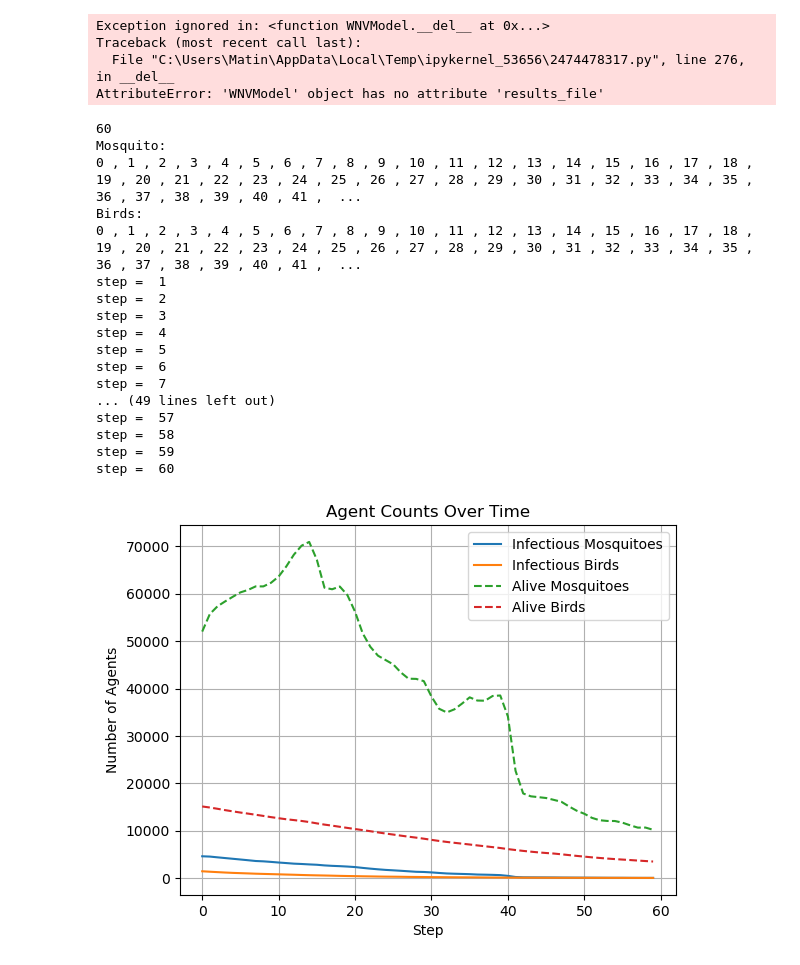
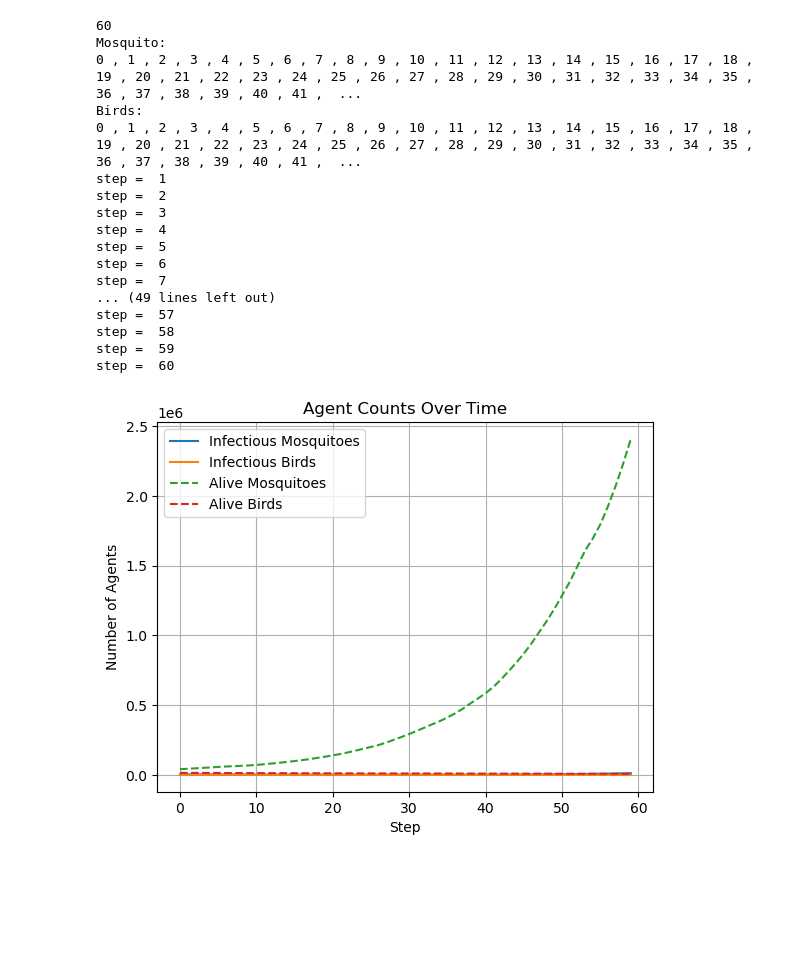
Before and after one commit to MatinMarjani/ABM-WNV, a Jupyter notebook: Test_Model_1.ipynb, the cells around one changed output. Saved outputs shown, nothing was run; the diff lists cells and outputs as text; code cells hidden in the pictures; blank space fills up the shorter version.

```diff
--- a/Test_Model_1.ipynb
+++ b/Test_Model_1.ipynb
@@ -18,18 +18,18 @@ class WNVParameters:
         self.transovarial_rate = 0.05  # Probability of vertical transmission in mosquitoes
         self.mosquito_life_span = 15  # Average lifespan of mosquitoes in days
         self.bird_life_span = 365  # Average lifespan of birds in days
-        self.initial_mosquito_count = 46904
+        self.initial_mosquito_count = 40716
         self.initial_bird_count = 15296
         self.initial_infectious_fraction = 0.1
         self.recovery_rate = 0.05  # Probability of recovery for infected birds
         self.grid_width = 921
         self.grid_height = 393
-        self.startDOY = 250
+        self.startDOY = 170
         self.simulation_steps = 60
 
     def mosquito_birth_rate(self, T, P):
         optimal_temp = 25  # Optimal temperature for Culex mosquitoes
-        optimal_precip = 70  # Optimal precipitation for mosquito breeding
+        optimal_precip = 80  # Optimal precipitation for mosquito breeding
         # Temperature factor remains the same
         temp_factor = np.exp(-0.02 * (T - optimal_temp) ** 2)  # Gaussian function for temperature
         # Ensure P doesn't go below a small positive value to avoid division by zero
@@ -43,11 +43,11 @@ class WNVParameters:
                                         np.exp(-0.0005 * (P - optimal_precip) ** 2) * (100 / P)))
 
         # Combine factors with baseline birth rate
-        return 0.05 + 0.2 * temp_factor * precip_factor
+        return 0.07 + 0.2 * temp_factor * precip_factor
 
     def egg_to_larvae_rate(self, T, P):
         optimal_temp = 25  # Optimal temperature for mosquito eggs
-        optimal_precip = 50  # Optimal precipitation for mosquito breeding
+        optimal_precip = 70  # Optimal precipitation for mosquito breeding
         temp_factor = np.exp(-0.02 * (T - optimal_temp) ** 2)  # Wider Gaussian function for temperature
         precip_factor = np.exp(-0.01 * (P - optimal_precip) ** 2)  # Wider Gaussian function for precipitation
         return 0.1 + 0.2 * temp_factor * precip_factor
@@ -59,7 +59,7 @@ class WNVParameters:
         return 0.08 * temp_factor * 0.5  # Decrease multiplier to make the peak lower
 
     def mosquito_death_rate(self, T):
-        optimal_temp = 25  # Optimal temperature for Culex mosquitoes
+        optimal_temp = 30  # Optimal temperature for Culex mosquitoes
         temp_factor = 0.05 + np.exp(0.01 * (T - optimal_temp) ** 2)  # Inverse Gaussian function for temperature
         return 0.05 * temp_factor
 
@@ -304,73 +304,59 @@ def Visualize_simulation(model, num_steps, map_image_path='MapV3.png', output_fo
         model.step()
         num = num + 1
 
-        # Plot the grid
-        fig, ax = plt.subplots(figsize=(16, 9))
-
-        # Display the map image as the background
+        fig, ax = plt.subplots(figsize=(16, 9), dpi=100)
         ax.imshow(img, extent=[0, model.grid.width, 0, model.grid.height])
-
-        # Collect positions of mosquitoes and birds
         x_mosquitoes = [agent.pos[0] for agent in model.schedule.agents if isinstance(agent, Mosquito) and agent.state != "dead"]
         y_mosquitoes = [agent.pos[1] for agent in model.schedule.agents if isinstance(agent, Mosquito) and agent.state != "dead"]
         x_birds = [agent.pos[0] for agent in model.schedule.agents if isinstance(agent, Bird) and agent.state != "dead"]
         y_birds = [agent.pos[1] for agent in model.schedule.agents if isinstance(agent, Bird) and agent.state != "dead"]
-
-        # Plot mosquitoes and birds
-        ax.scatter(x_mosquitoes, y_mosquitoes, c='red', label='Mosquitoes', s=1, alpha=0.6)
-        ax.scatter(x_birds, y_birds, c='blue', label='Birds', s=0.5, alpha=0.3)
-
+        ax.scatter(x_mosquitoes, y_mosquitoes, c='red', label='Mosquitoes', s=0.7, alpha=0.6)
+        ax.scatter(x_birds, y_birds, c='blue', label='Birds', s=1, alpha=0.5)
         ax.set_xlim(0, model.grid.width)
         ax.set_ylim(0, model.grid.height)
         ax.set_title(f'Step {step + 1}')
         ax.legend()
-
-        # Save the plot
         plt.savefig(os.path.join(output_folder, f'step_{step + 1:03d}.png'))
         plt.close(fig)
 
 # Plot infectious counts
 def plot_infectious_counts(model):
     steps = range(len(model.infectious_counts['mosquitoes']))
     plt.figure()
     plt.plot(steps, model.infectious_counts['mosquitoes'], label='Infectious Mosquitoes')
     plt.plot(steps, model.infectious_counts['birds'], label='Infectious Birds')
     plt.plot(steps, model.alive_counts['mosquitoes'], label='Alive Mosquitoes', linestyle='--')
     plt.plot(steps, model.alive_counts['birds'], label='Alive Birds', linestyle='--')
     plt.xlabel('Step')
     plt.ylabel('Number of Agents')
     plt.title('Agent Counts Over Time')
     plt.legend()
     plt.grid(True)
     plt.savefig('agent_counts.png')
     plt.show()
 
 # Running the model
 if __name__ == "__main__":
     parameters = WNVParameters()
     model = WNVModel(parameters)
     Visualize_simulation(model, num_steps=parameters.simulation_steps)
     plot_infectious_counts(model)
 # %% [output]
-Exception ignored in: <function WNVModel.__del__ at 0x...>
-Traceback (most recent call last):
-  File "C:\Users\Matin\AppData\Local\Temp\ipykernel_53656\2474478317.py", line 276, in __del__
-AttributeError: 'WNVModel' object has no attribute 'results_file'
+60
+Mosquito:
+0 , 1 , 2 , 3 , 4 , 5 , 6 , 7 , 8 , 9 , 10 , 11 , 12 , 13 , 14 , 15 , 16 , 17 , 18 , 19 , 20 , 21 , 22 , 23 , 24 , 25 , 26 , 27 , 28 , 29 , 30 , 31 , 32 , 33 , 34 , 35 , 36 , 37 , 38 , 39 , 40 , 41 ,  ...
+Birds:
+0 , 1 , 2 , 3 , 4 , 5 , 6 , 7 , 8 , 9 , 10 , 11 , 12 , 13 , 14 , 15 , 16 , 17 , 18 , 19 , 20 , 21 , 22 , 23 , 24 , 25 , 26 , 27 , 28 , 29 , 30 , 31 , 32 , 33 , 34 , 35 , 36 , 37 , 38 , 39 , 40 , 41 ,  ...
+step =  1
+step =  2
+step =  3
+step =  4
+step =  5
+step =  6
+step =  7
+... (49 lines left out)
+step =  57
+step =  58
+step =  59
+step =  60
-60
-Mosquito:
-0 , 1 , 2 , 3 , 4 , 5 , 6 , 7 , 8 , 9 , 10 , 11 , 12 , 13 , 14 , 15 , 16 , 17 , 18 , 19 , 20 , 21 , 22 , 23 , 24 , 25 , 26 , 27 , 28 , 29 , 30 , 31 , 32 , 33 , 34 , 35 , 36 , 37 , 38 , 39 , 40 , 41 ,  ...
-Birds:
-0 , 1 , 2 , 3 , 4 , 5 , 6 , 7 , 8 , 9 , 10 , 11 , 12 , 13 , 14 , 15 , 16 , 17 , 18 , 19 , 20 , 21 , 22 , 23 , 24 , 25 , 26 , 27 , 28 , 29 , 30 , 31 , 32 , 33 , 34 , 35 , 36 , 37 , 38 , 39 , 40 , 41 ,  ...
-step =  1
-step =  2
-step =  3
-step =  4
-step =  5
-step =  6
-step =  7
-... (49 lines left out)
-step =  57
-step =  58
-step =  59
-step =  60
-[figure, old version]
+[figure, new version]
```
